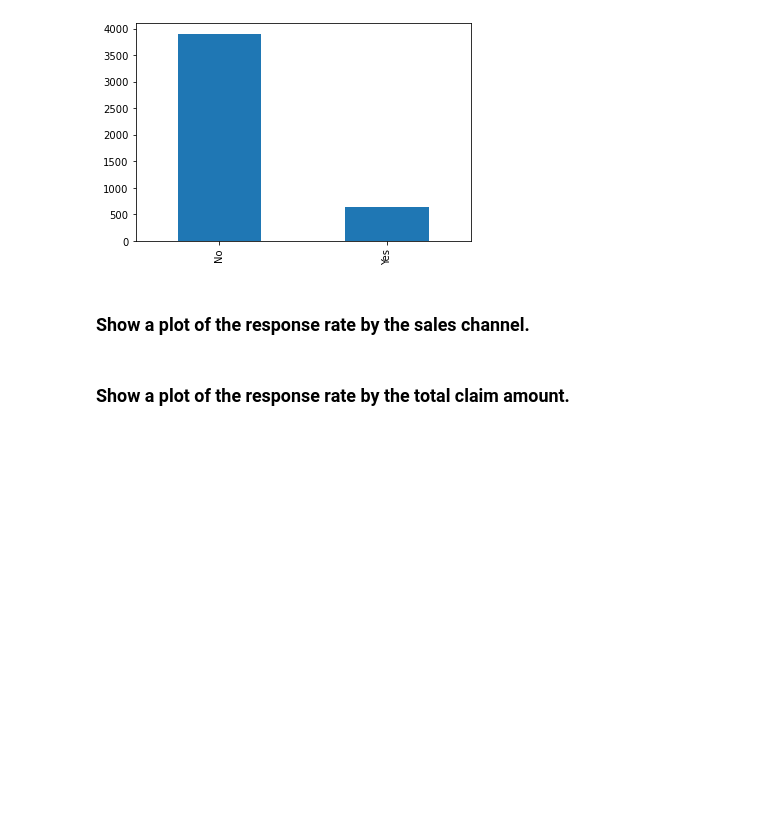
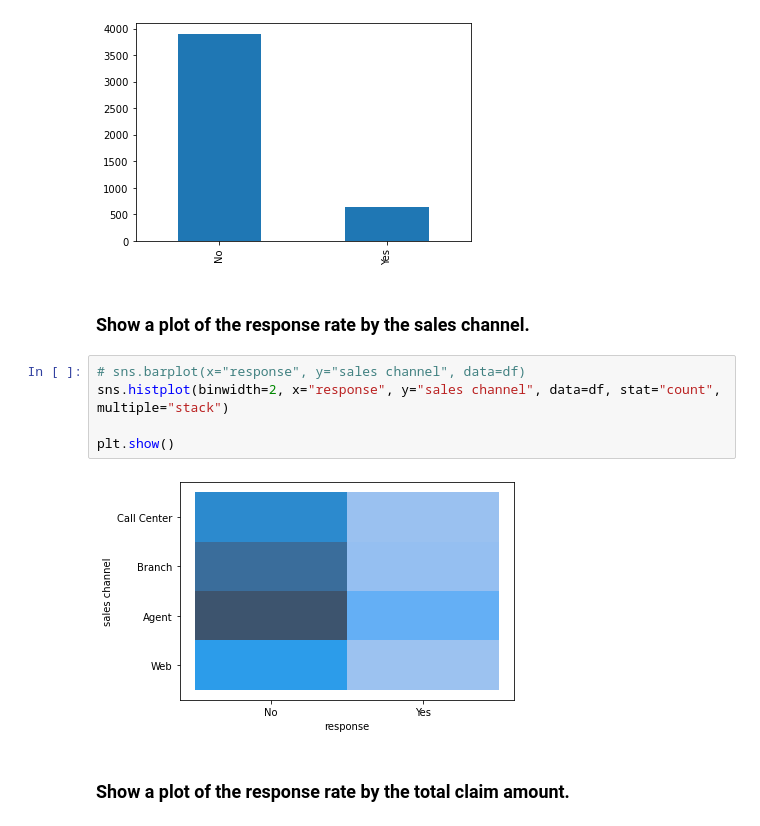
Before and after one commit to Jesus-Almansa/lab-customer-analysis-round-2, a Jupyter notebook: files_for_lab/csv_files/customer_analysis_round2.ipynb, the cells around one changed output. Cells and saved outputs as stored; diff of their text form; blank space fills up the shorter version.

```diff
--- a/files_for_lab/csv_files/customer_analysis_round2.ipynb
+++ b/files_for_lab/csv_files/customer_analysis_round2.ipynb
@@ -77,5 +86,12 @@ df['response'].value_counts().plot(kind='bar'), df['response'].value_counts()
 [figure]
 # %% [markdown]
 ### Show a plot of the response rate by the sales channel.
+# %%
+# sns.barplot(x="response", y="sales channel", data=df)
+sns.histplot(binwidth=2, x="response", y="sales channel", data=df, stat="count", multiple="stack")
+
+plt.show()
+# %% [output]
+[figure, added]
 # %% [markdown]
 ### Show a plot of the response rate by the total claim amount.
```
Also changed, not shown: parts of 5 cells of this notebook.
